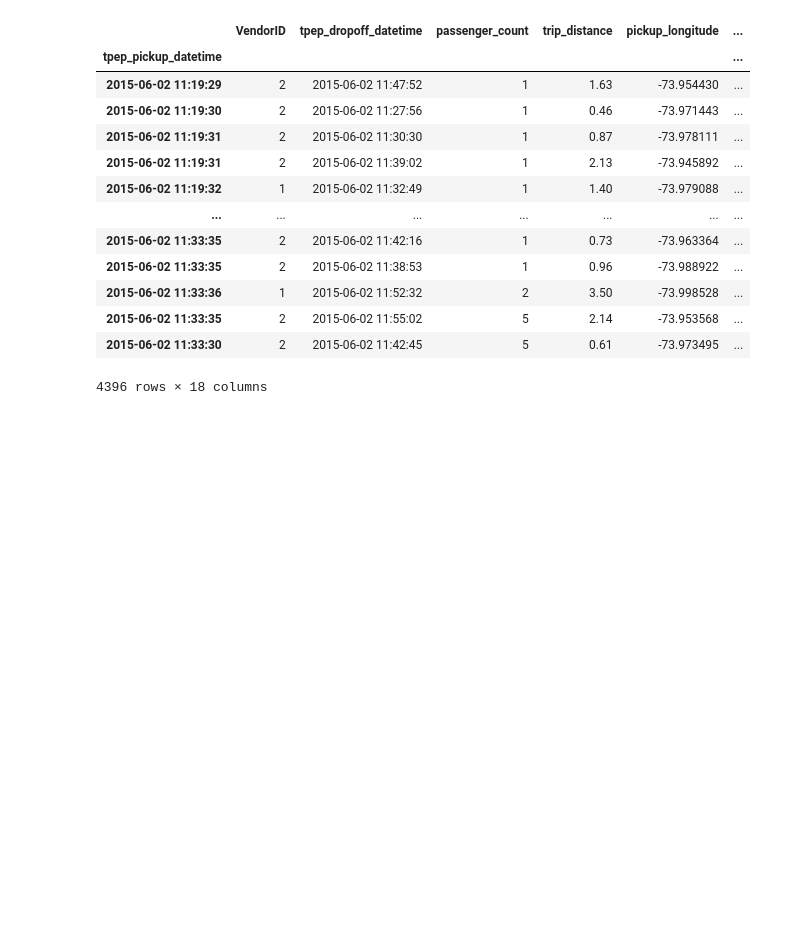
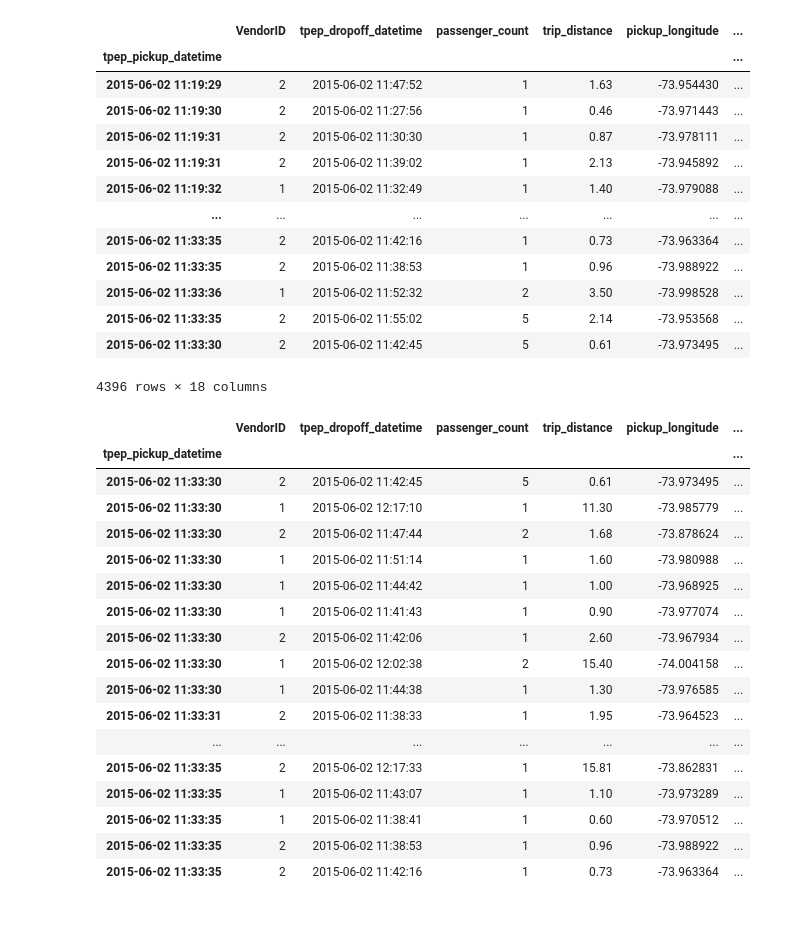
Before and after one commit to reuven/apple-2025-02February-pandas, a Jupyter notebook: 2025-03March-27.ipynb, the cells around one changed output. Saved outputs shown, nothing was run; the diff lists cells and outputs as text; code cells hidden in the pictures; blank space fills up the shorter version.

```diff
--- a/2025-03March-27.ipynb
+++ b/2025-03March-27.ipynb
@@ -983,3 +983,30 @@ df.loc['2015-06-02']
 | 2015-06-02 11:33:35 | 2 | 2015-06-02 11:55:02 | 5 | 2.14 | -73.953568 | ... |
 | 2015-06-02 11:33:30 | 2 | 2015-06-02 11:42:45 | 5 | 0.61 | -73.973495 | ... |
 4396 rows × 18 columns
+# %%
+(
+    df
+    .sort_index()
+    .loc['2015-06-02 11:33:30':'2015-06-02 11:33:35']
+)
+# %% [output]
+|  | VendorID | tpep_dropoff_datetime | passenger_count | trip_distance | pickup_longitude | ... |
+| tpep_pickup_datetime |  |  |  |  |  | ... |
+| 2015-06-02 11:33:30 | 2 | 2015-06-02 11:42:45 | 5 | 0.61 | -73.973495 | ... |
+| 2015-06-02 11:33:30 | 1 | 2015-06-02 12:17:10 | 1 | 11.30 | -73.985779 | ... |
+| 2015-06-02 11:33:30 | 2 | 2015-06-02 11:47:44 | 2 | 1.68 | -73.878624 | ... |
+| 2015-06-02 11:33:30 | 1 | 2015-06-02 11:51:14 | 1 | 1.60 | -73.980988 | ... |
+| 2015-06-02 11:33:30 | 1 | 2015-06-02 11:44:42 | 1 | 1.00 | -73.968925 | ... |
+| 2015-06-02 11:33:30 | 1 | 2015-06-02 11:41:43 | 1 | 0.90 | -73.977074 | ... |
+| 2015-06-02 11:33:30 | 2 | 2015-06-02 11:42:06 | 1 | 2.60 | -73.967934 | ... |
+| 2015-06-02 11:33:30 | 1 | 2015-06-02 12:02:38 | 2 | 15.40 | -74.004158 | ... |
+| 2015-06-02 11:33:30 | 1 | 2015-06-02 11:44:38 | 1 | 1.30 | -73.976585 | ... |
+| 2015-06-02 11:33:31 | 2 | 2015-06-02 11:38:33 | 1 | 1.95 | -73.964523 | ... |
+| ... | ... | ... | ... | ... | ... | ... |
+| 2015-06-02 11:33:35 | 2 | 2015-06-02 12:17:33 | 1 | 15.81 | -73.862831 | ... |
+| 2015-06-02 11:33:35 | 1 | 2015-06-02 11:43:07 | 1 | 1.10 | -73.973289 | ... |
+| 2015-06-02 11:33:35 | 1 | 2015-06-02 11:38:41 | 1 | 0.60 | -73.970512 | ... |
+| 2015-06-02 11:33:35 | 2 | 2015-06-02 11:38:53 | 1 | 0.96 | -73.988922 | ... |
+| 2015-06-02 11:33:35 | 2 | 2015-06-02 11:42:16 | 1 | 0.73 | -73.963364 | ... |
+# %% [markdown]
+#
```
